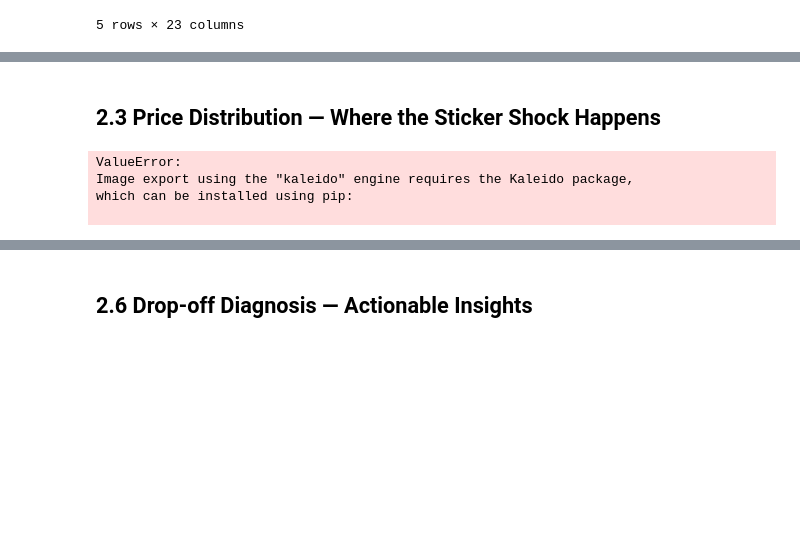
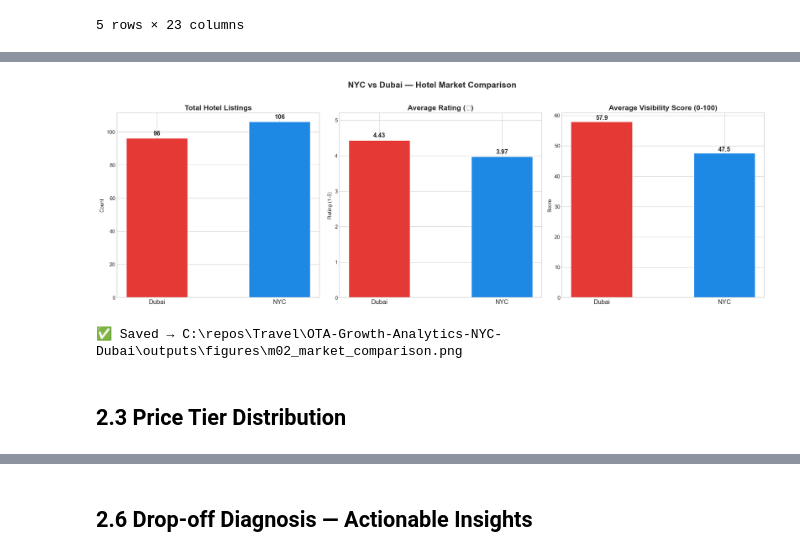
Before and after one commit to Dheerajc15/OTA-Growth-Analytics-NYC-Dubai, a Jupyter notebook: notebooks/02_booking_funnel.ipynb, the cells around one changed output, grey strips where cells are left out. Cells and saved outputs as stored; diff of their text form; code cells hidden in the pictures; blank space fills up the shorter version.

```diff
--- a/notebooks/02_booking_funnel.ipynb
+++ b/notebooks/02_booking_funnel.ipynb
@@ -169,27 +154,55 @@ fig.show()
+# %%
+# ── Three-Panel Market Comparison Bar Charts ──
+fig, axes = plt.subplots(1, 3, figsize=(18, 6))
+
+markets = comparison["MARKET"].tolist()
+x = np.arange(len(markets))
+bar_width = 0.5
+
+# Panel 1: Total Listings
+ax = axes[0]
+bars = ax.bar(x, comparison["TOTAL_LISTINGS"], width=bar_width,
+              color=[COLORS.get(m, "#999") for m in markets], edgecolor="white")
+ax.set_title("Total Hotel Listings", fontsize=14, fontweight="bold")
+ax.set_xticks(x)
+ax.set_xticklabels(markets, fontsize=12)
+ax.set_ylabel("Count")
+for bar, val in zip(bars, comparison["TOTAL_LISTINGS"]):
+    ax.text(bar.get_x() + bar.get_width()/2, bar.get_height() + 1,
+            str(int(val)), ha="center", va="bottom", fontweight="bold", fontsize=12)
+
+# Panel 2: Average Rating
+ax = axes[1]
+bars = ax.bar(x, comparison["AVG_RATING"], width=bar_width,
+              color=[COLORS.get(m, "#999") for m in markets], edgecolor="white")
+ax.set_title("Average Rating (⭐)", fontsize=14, fontweight="bold")
+ax.set_xticks(x)
+ax.set_xticklabels(markets, fontsize=12)
+ax.set_ylabel("Rating (1-5)")
+ax.set_ylim(0, 5.2)
+for bar, val in zip(bars, comparison["AVG_RATING"]):
+    ax.text(bar.get_x() + bar.get_width()/2, bar.get_height() + 0.05,
+            f"{val:.2f}", ha="center", va="bottom", fontweight="bold", fontsize=12)
+
+# Panel 3: Average Visibility Score
+ax = axes[2]
+bars = ax.bar(x, comparison["AVG_VISIBILITY"], width=bar_width,
+              color=[COLORS.get(m, "#999") for m in markets], edgecolor="white")
+ax.set_title("Average Visibility Score (0-100)", fontsize=14, fontweight="bold")
+ax.set_xticks(x)
+ax.set_xticklabels(markets, fontsize=12)
+ax.set_ylabel("Score")
+for bar, val in zip(bars, comparison["AVG_VISIBILITY"]):
+    ax.text(bar.get_x() + bar.get_width()/2, bar.get_height() + 0.3,
+            f"{val:.1f}", ha="center", va="bottom", fontweight="bold", fontsize=12)
+
+fig.suptitle("NYC vs Dubai — Hotel Market Comparison", fontsize=16, fontweight="bold", y=1.02)
+plt.tight_layout()
+fig.savefig(FIGURES_DIR / "m02_market_comparison.png", bbox_inches="tight", dpi=150)
+plt.show()
+print(f"✅ Saved → {FIGURES_DIR / 'm02_market_comparison.png'}")
+# %% [output]
+[figure, added]
+✅ Saved → C:\repos\Travel\OTA-Growth-Analytics-NYC-Dubai\outputs\figures\m02_market_comparison.png
 # %% [markdown]
-## 2.3 Price Distribution — Where the Sticker Shock Happens
+## 2.3 Price Tier Distribution
-# %%
-# ── Price Tier Distribution ────────────────────────────────────
-tier_order = ["Budget", "Mid-Range", "Upscale", "Luxury"]
-price_dist = analyze_price_distribution(hotels)
-
-fig = px.bar(
-    price_dist[price_dist["PRICE_TIER"].isin(tier_order)],
-    x="PRICE_TIER", y="PCT_OF_MARKET", color="MARKET",
-    barmode="group",
-    color_discrete_map={"Dubai": "#FF6F00", "NYC": "#1565C0"},
-    category_orders={"PRICE_TIER": tier_order},
-    text="PCT_OF_MARKET",
-    labels={"PCT_OF_MARKET": "% of Market", "PRICE_TIER": "Price Tier"},
-    title="Price Tier Distribution: Dubai is Luxury-Heavy, NYC is Mid-Range Heavy"
-)
-fig.update_traces(texttemplate="%{text:.1f}%", textposition="outside")
-fig.update_layout(template="plotly_white", height=450)
-FIGURES_DIR.mkdir(parents=True, exist_ok=True)
-fig.write_image(str(FIGURES_DIR / "m02_price_tiers.png"), scale=2)
-fig.show()
-# %% [output]
-ValueError:
-Image export using the "kaleido" engine requires the Kaleido package,
-which can be installed using pip:
-
```
Also changed, not shown: parts of 28 cells of this notebook.
